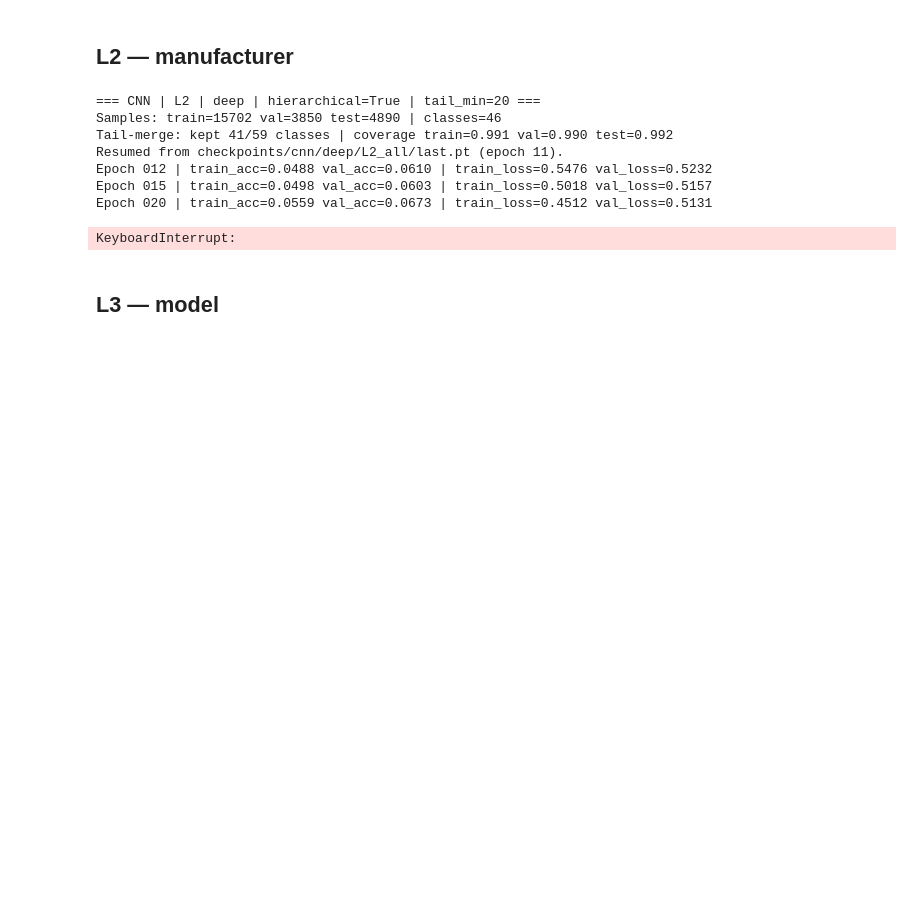
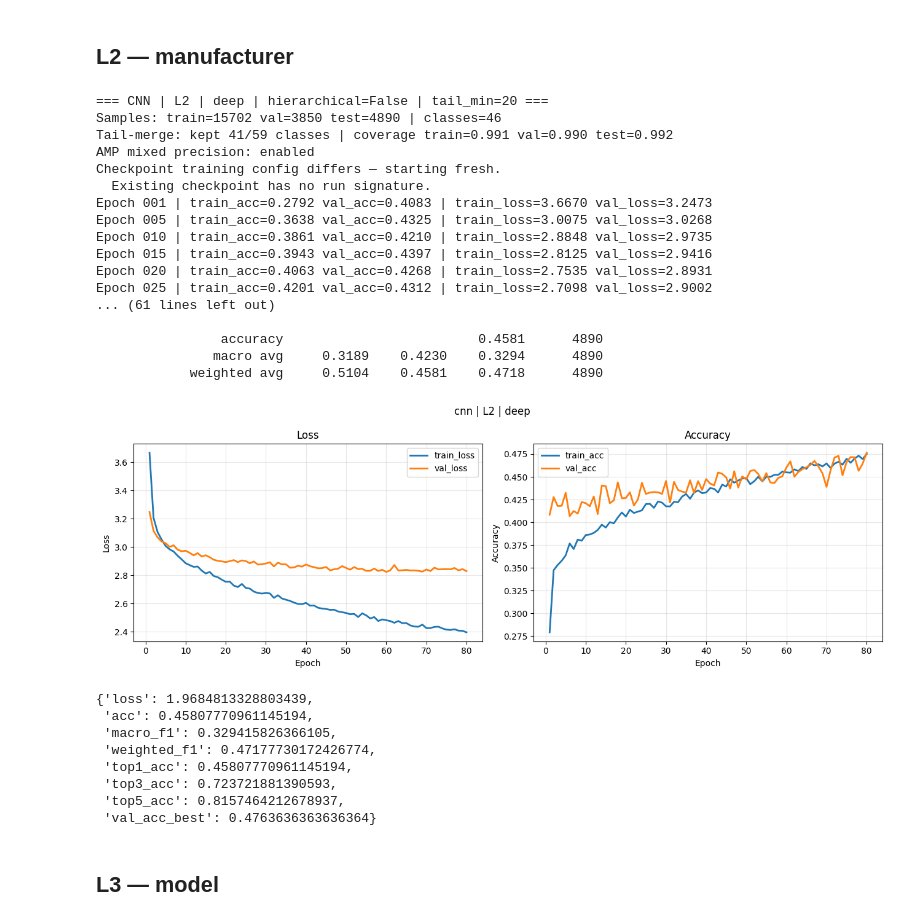
Before and after one commit to Anamikarajesh/FGVD, a Jupyter notebook: cnn.ipynb, the cells around one changed output. Saved outputs shown, nothing was run; the diff lists cells and outputs as text; code cells hidden in the pictures; blank space fills up the shorter version.

```diff
--- a/cnn.ipynb
+++ b/cnn.ipynb
@@ -7,8 +7,12 @@ Hierarchy + tail-merge auto-enabled for L2/L3.
 # %%
 from pathlib import Path
+import importlib
 import warnings; warnings.filterwarnings('ignore')
 
-from fgvd_utils import ExperimentConfig, run_experiment
+import fgvd_utils
+fgvd_utils = importlib.reload(fgvd_utils)
+ExperimentConfig = fgvd_utils.ExperimentConfig
+run_experiment = fgvd_utils.run_experiment
 
 CKPT_ROOT = Path('checkpoints')
 PLOT_ROOT = Path('plots')
@@ -55,20 +59,39 @@ weighted avg     0.8681    0.8685    0.8680      4890
 # %%
 cfg_l2 = ExperimentConfig(
     method='cnn', level='L2', feature_source='deep',
     epochs=80, batch_size=128, lr=1e-3, weight_decay=1e-4,
     dropout=0.5,
+    hierarchical=False,
 )
 out_l2 = run_experiment(cfg_l2, ckpt_root=CKPT_ROOT, plot_root=PLOT_ROOT)
 out_l2['metrics']
 # %% [output]
-=== CNN | L2 | deep | hierarchical=True | tail_min=20 ===
+=== CNN | L2 | deep | hierarchical=False | tail_min=20 ===
 Samples: train=15702 val=3850 test=4890 | classes=46
 Tail-merge: kept 41/59 classes | coverage train=0.991 val=0.990 test=0.992
-Resumed from checkpoints/cnn/deep/L2_all/last.pt (epoch 11).
-Epoch 012 | train_acc=0.0488 val_acc=0.0610 | train_loss=0.5476 val_loss=0.5232
-Epoch 015 | train_acc=0.0498 val_acc=0.0603 | train_loss=0.5018 val_loss=0.5157
-Epoch 020 | train_acc=0.0559 val_acc=0.0673 | train_loss=0.4512 val_loss=0.5131
+AMP mixed precision: enabled
+Checkpoint training config differs — starting fresh.
+  Existing checkpoint has no run signature.
+Epoch 001 | train_acc=0.2792 val_acc=0.4083 | train_loss=3.6670 val_loss=3.2473
+Epoch 005 | train_acc=0.3638 val_acc=0.4325 | train_loss=3.0075 val_loss=3.0268
+Epoch 010 | train_acc=0.3861 val_acc=0.4210 | train_loss=2.8848 val_loss=2.9735
+Epoch 015 | train_acc=0.3943 val_acc=0.4397 | train_loss=2.8125 val_loss=2.9416
+Epoch 020 | train_acc=0.4063 val_acc=0.4268 | train_loss=2.7535 val_loss=2.8931
+Epoch 025 | train_acc=0.4201 val_acc=0.4312 | train_loss=2.7098 val_loss=2.9002
+... (61 lines left out)
+
+                accuracy                         0.4581      4890
+               macro avg     0.3189    0.4230    0.3294      4890
+            weighted avg     0.5104    0.4581    0.4718      4890
+[figure, added]
-KeyboardInterrupt:
+{'loss': 1.9684813328803439,
+ 'acc': 0.45807770961145194,
+ 'macro_f1': 0.329415826366105,
+ 'weighted_f1': 0.47177730172426774,
+ 'top1_acc': 0.45807770961145194,
+ 'top3_acc': 0.723721881390593,
+ 'top5_acc': 0.8157464212678937,
+ 'val_acc_best': 0.4763636363636364}
 # %% [markdown]
 ## L3 — model
 # %%
```
Also changed, not shown: parts of 2 cells of this notebook, 6 other files.
